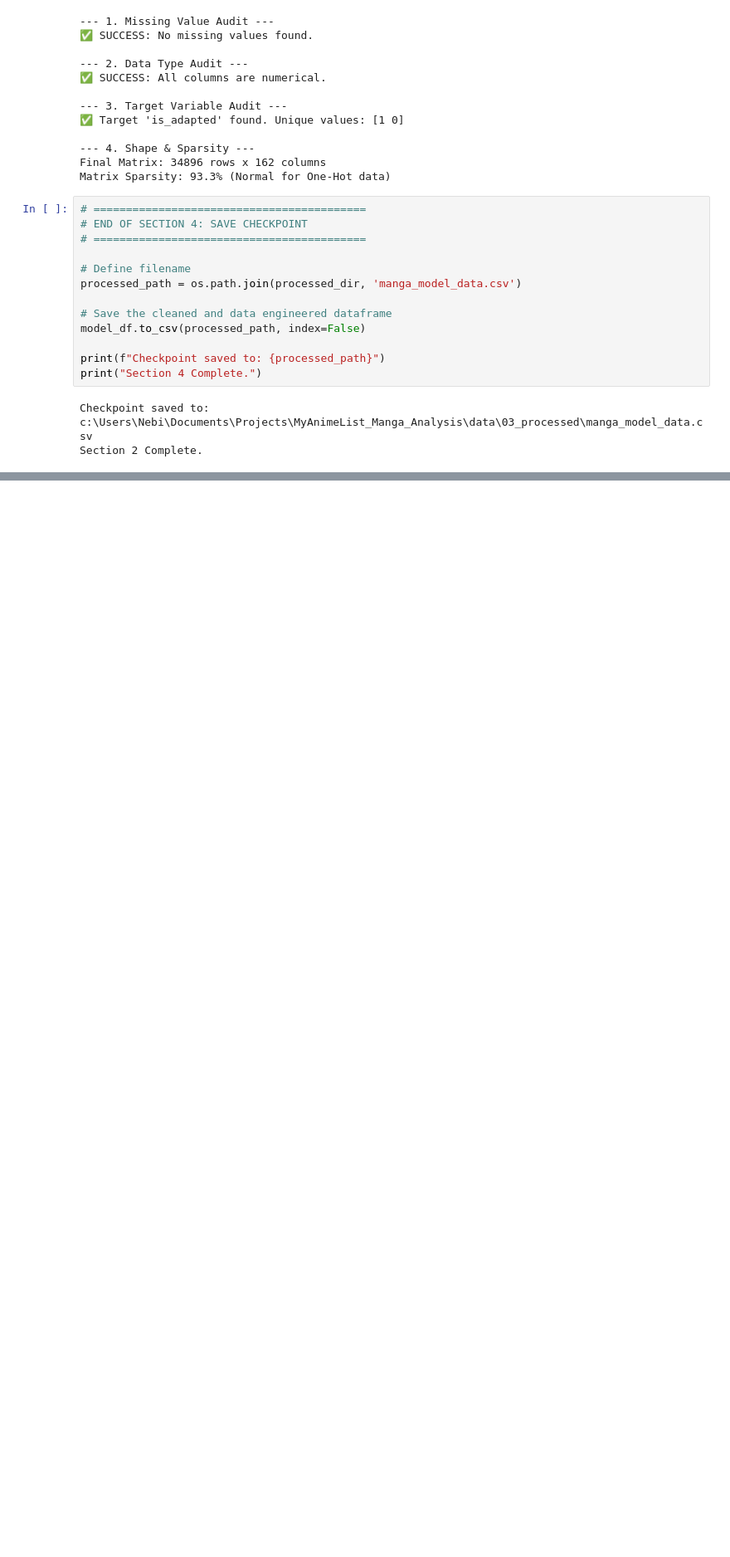
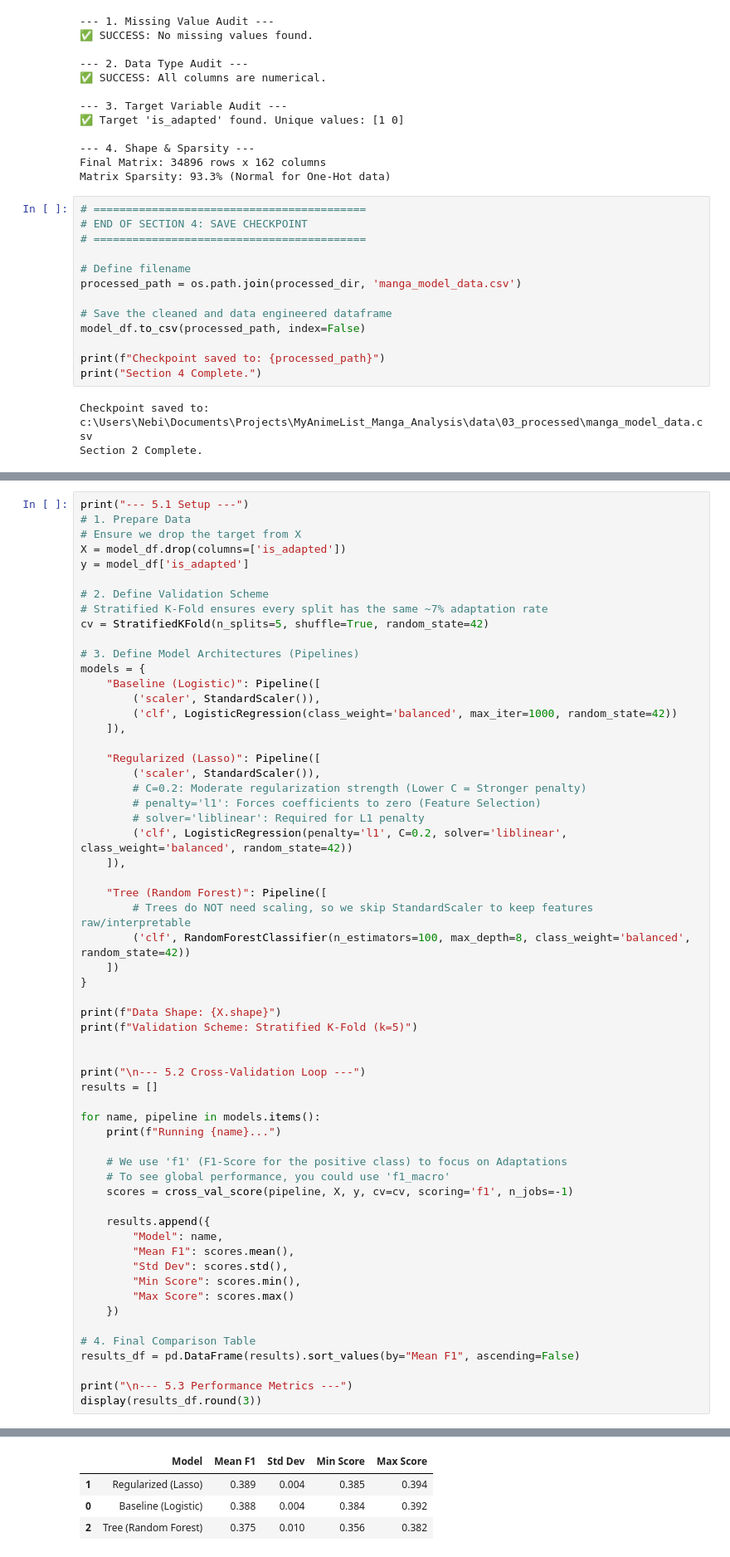
Before and after one commit to kennethyyoung/MyAnimeList_Manga_Analysis, a Jupyter notebook: notebooks/analysis.ipynb, the cells around one changed output, grey strips where cells are left out. Shown at 83% size. Saved outputs shown, nothing was run; the diff lists cells and outputs as text; blank space fills up the shorter version.

```diff
--- a/notebooks/analysis.ipynb
+++ b/notebooks/analysis.ipynb
@@ -1532,0 +1561,60 @@ Section 2 Complete.
+# %%
+print("--- 5.1 Setup ---")
+# 1. Prepare Data
+# Ensure we drop the target from X
+X = model_df.drop(columns=['is_adapted'])
+y = model_df['is_adapted']
+
+# 2. Define Validation Scheme
+# Stratified K-Fold ensures every split has the same ~7% adaptation rate
+cv = StratifiedKFold(n_splits=5, shuffle=True, random_state=42)
+
+# 3. Define Model Architectures (Pipelines)
+models = {
+    "Baseline (Logistic)": Pipeline([
+        ('scaler', StandardScaler()),
+        ('clf', LogisticRegression(class_weight='balanced', max_iter=1000, random_state=42))
+    ]),
+
+    "Regularized (Lasso)": Pipeline([
+        ('scaler', StandardScaler()),
+        # C=0.2: Moderate regularization strength (Lower C = Stronger penalty)
+        # penalty='l1': Forces coefficients to zero (Feature Selection)
+        # solver='liblinear': Required for L1 penalty
+        ('clf', LogisticRegression(penalty='l1', C=0.2, solver='liblinear', class_weight='balanced', random_state=42))
+    ]),
+
+    "Tree (Random Forest)": Pipeline([
+        # Trees do NOT need scaling, so we skip StandardScaler to keep features raw/interpretable
+        ('clf', RandomForestClassifier(n_estimators=100, max_depth=8, class_weight='balanced', random_state=42))
+    ])
+}
+
+print(f"Data Shape: {X.shape}")
+print(f"Validation Scheme: Stratified K-Fold (k=5)")
+
+
+print("\n--- 5.2 Cross-Validation Loop ---")
+results = []
+
+for name, pipeline in models.items():
+    print(f"Running {name}...")
+
+    # We use 'f1' (F1-Score for the positive class) to focus on Adaptations
+    # To see global performance, you could use 'f1_macro'
+    scores = cross_val_score(pipeline, X, y, cv=cv, scoring='f1', n_jobs=-1)
+
+    results.append({
+        "Model": name,
+        "Mean F1": scores.mean(),
+        "Std Dev": scores.std(),
+        "Min Score": scores.min(),
+        "Max Score": scores.max()
+    })
+
+# 4. Final Comparison Table
+results_df = pd.DataFrame(results).sort_values(by="Mean F1", ascending=False)
+
+print("\n--- 5.3 Performance Metrics ---")
+display(results_df.round(3))
+# %% [output]
@@ -1532,0 +1631,4 @@ Section 2 Complete.
+|  | Model | Mean F1 | Std Dev | Min Score | Max Score |
+| 1 | Regularized (Lasso) | 0.389 | 0.004 | 0.385 | 0.394 |
+| 0 | Baseline (Logistic) | 0.388 | 0.004 | 0.384 | 0.392 |
+| 2 | Tree (Random Forest) | 0.375 | 0.010 | 0.356 | 0.382 |
```
Also changed, not shown: parts of 12 cells of this notebook.
